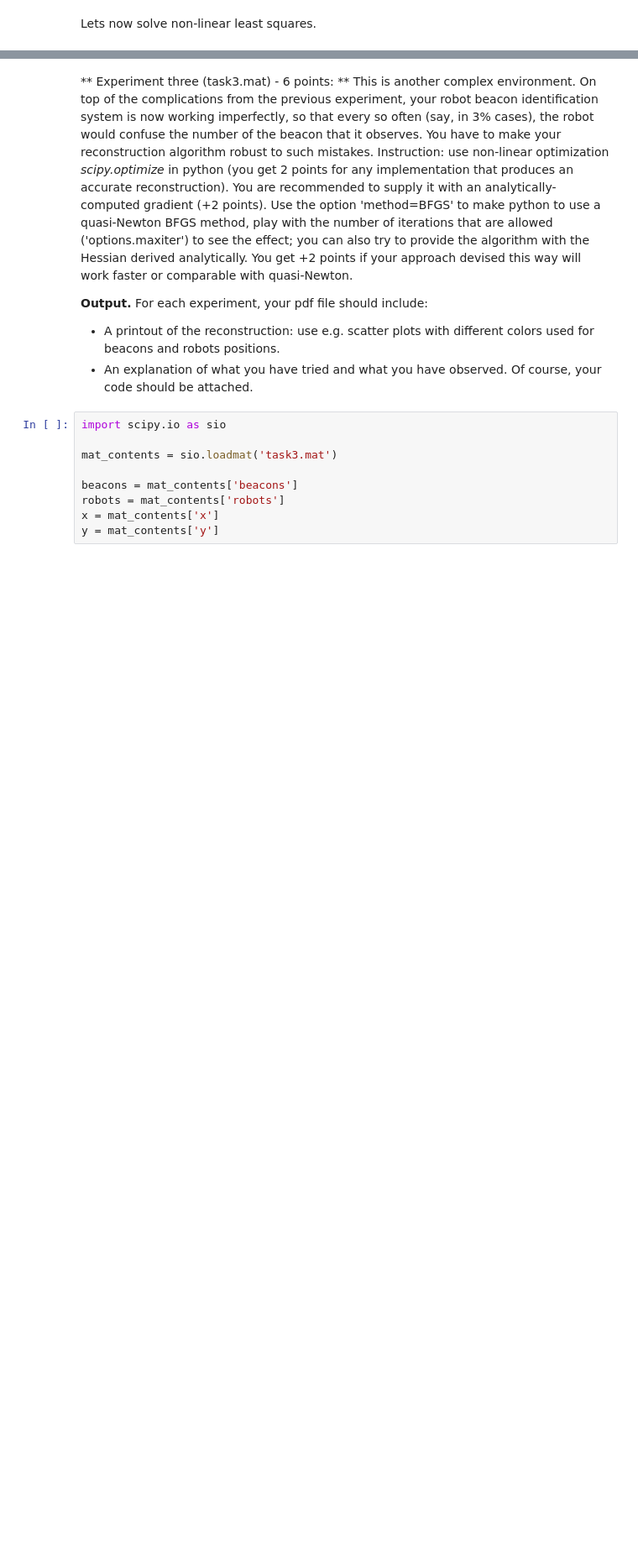
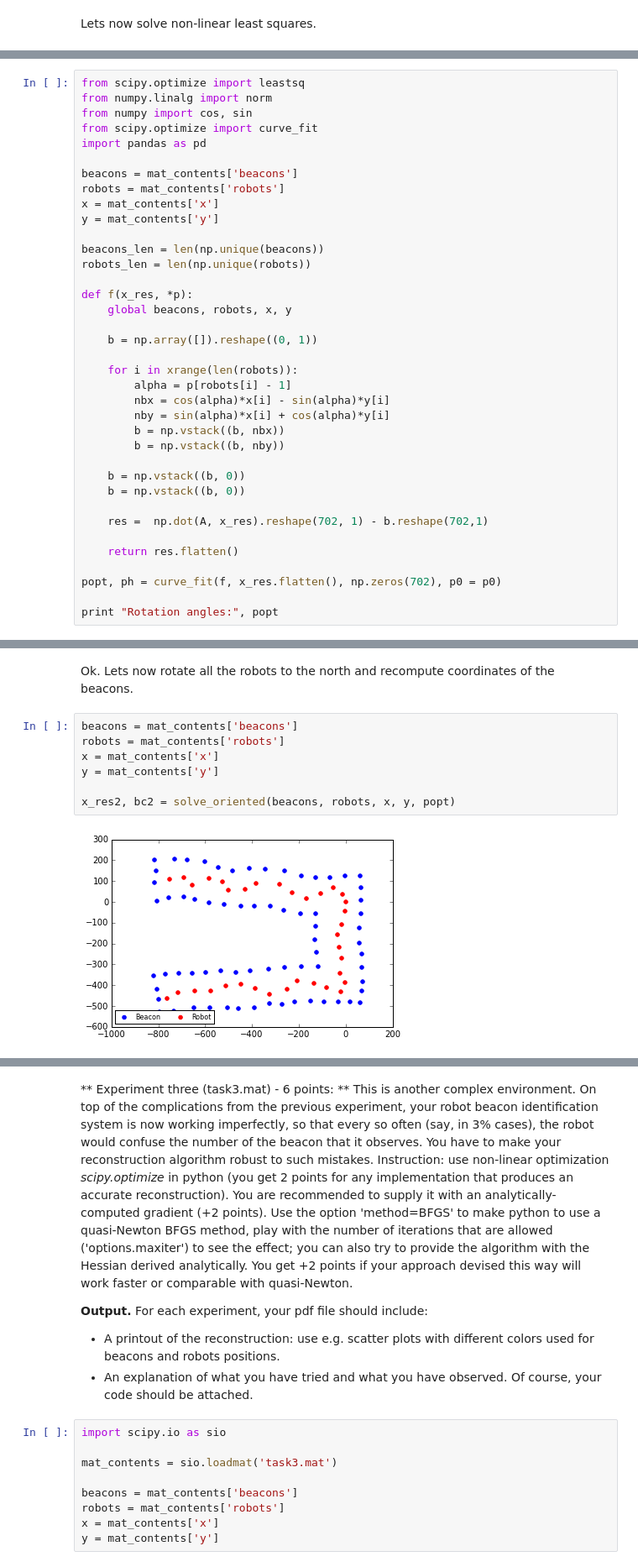
Before and after one commit to ivanovak/SK_OM2015, a Jupyter notebook: Assignment4/task.ipynb, the cells around one changed output, grey strips where cells are left out. Shown at 84% size. Drawn from its saved outputs; the diff is of its cells as text; blank space fills up the shorter version.

```diff
--- a/Assignment4/task.ipynb
+++ b/Assignment4/task.ipynb
@@ -153,0 +187,37 @@ Lets now solve non-linear least squares.
+# %%
+from scipy.optimize import leastsq
+from numpy.linalg import norm
+from numpy import cos, sin
+from scipy.optimize import curve_fit
+import pandas as pd
+
+beacons = mat_contents['beacons']
+robots = mat_contents['robots']
+x = mat_contents['x']
+y = mat_contents['y']
+
+beacons_len = len(np.unique(beacons))
+robots_len = len(np.unique(robots))
+
+def f(x_res, *p):
+    global beacons, robots, x, y
+
+    b = np.array([]).reshape((0, 1))
+
+    for i in xrange(len(robots)):
+        alpha = p[robots[i] - 1]
+        nbx = cos(alpha)*x[i] - sin(alpha)*y[i]
+        nby = sin(alpha)*x[i] + cos(alpha)*y[i]
+        b = np.vstack((b, nbx))
+        b = np.vstack((b, nby))
+
+    b = np.vstack((b, 0))
+    b = np.vstack((b, 0))
+
+    res =  np.dot(A, x_res).reshape(702, 1) - b.reshape(702,1)
+
+    return res.flatten()
+
+popt, ph = curve_fit(f, x_res.flatten(), np.zeros(702), p0 = p0)
+
+print "Rotation angles:", popt
@@ -153,0 +231,11 @@ Lets now solve non-linear least squares.
+# %% [markdown]
+Ok. Lets now rotate all the robots to the north and recompute coordinates of the beacons.
+# %%
+beacons = mat_contents['beacons']
+robots = mat_contents['robots']
+x = mat_contents['x']
+y = mat_contents['y']
+
+x_res2, bc2 = solve_oriented(beacons, robots, x, y, popt)
+# %% [output]
+[figure, added]
```
Also changed, not shown: parts of 5 cells of this notebook.
